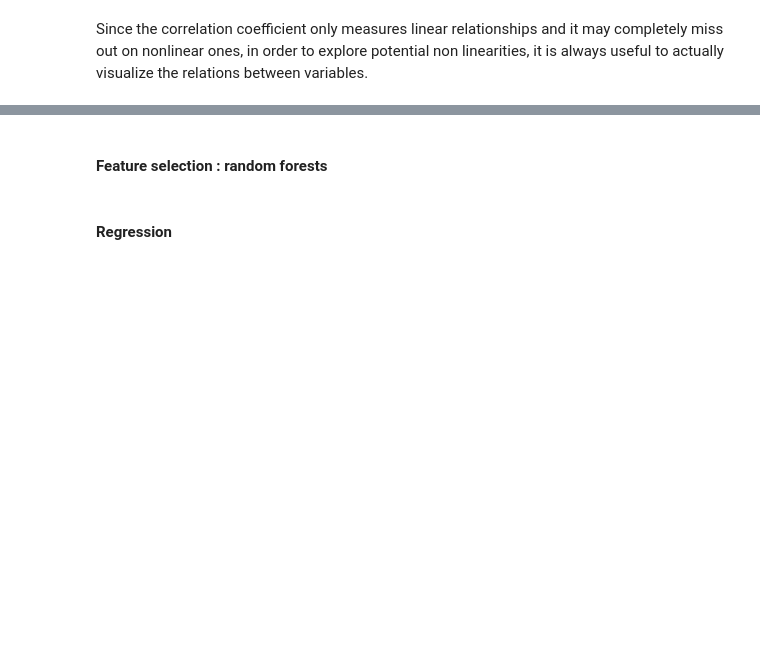
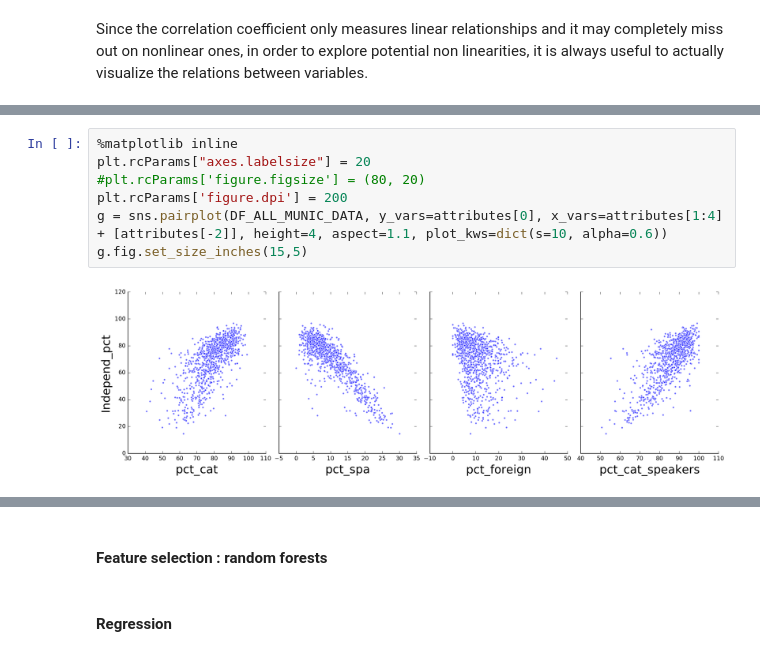
Before and after one commit to pgervila/pgervila.github.io, a Jupyter notebook: content/catalan_elections_post.ipynb, the cells around one changed output, grey strips where cells are left out. Saved outputs shown, nothing was run; the diff lists cells and outputs as text; blank space fills up the shorter version.

```diff
--- a/content/catalan_elections_post.ipynb
+++ b/content/catalan_elections_post.ipynb
@@ -91,0 +90,9 @@ Scatter matrix from dataframe
+# %%
+%matplotlib inline
+plt.rcParams["axes.labelsize"] = 20
+#plt.rcParams['figure.figsize'] = (80, 20)
+plt.rcParams['figure.dpi'] = 200
+g = sns.pairplot(DF_ALL_MUNIC_DATA, y_vars=attributes[0], x_vars=attributes[1:4] + [attributes[-2]], height=4, aspect=1.1, plot_kws=dict(s=10, alpha=0.6))
+g.fig.set_size_inches(15,5)
+# %% [output]
+[figure, added]
```
Also changed, not shown: parts of 27 cells of this notebook, 5 other files.
